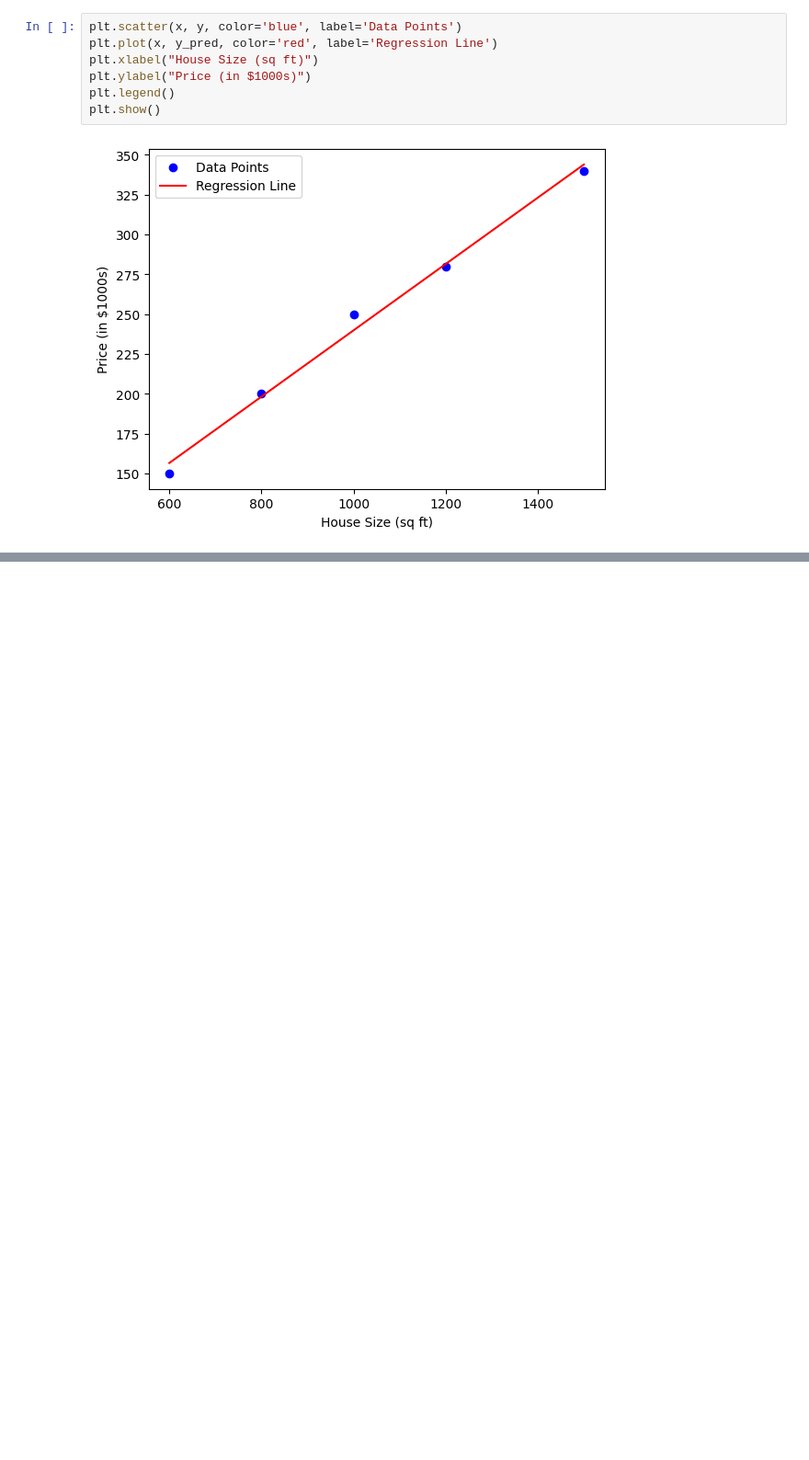
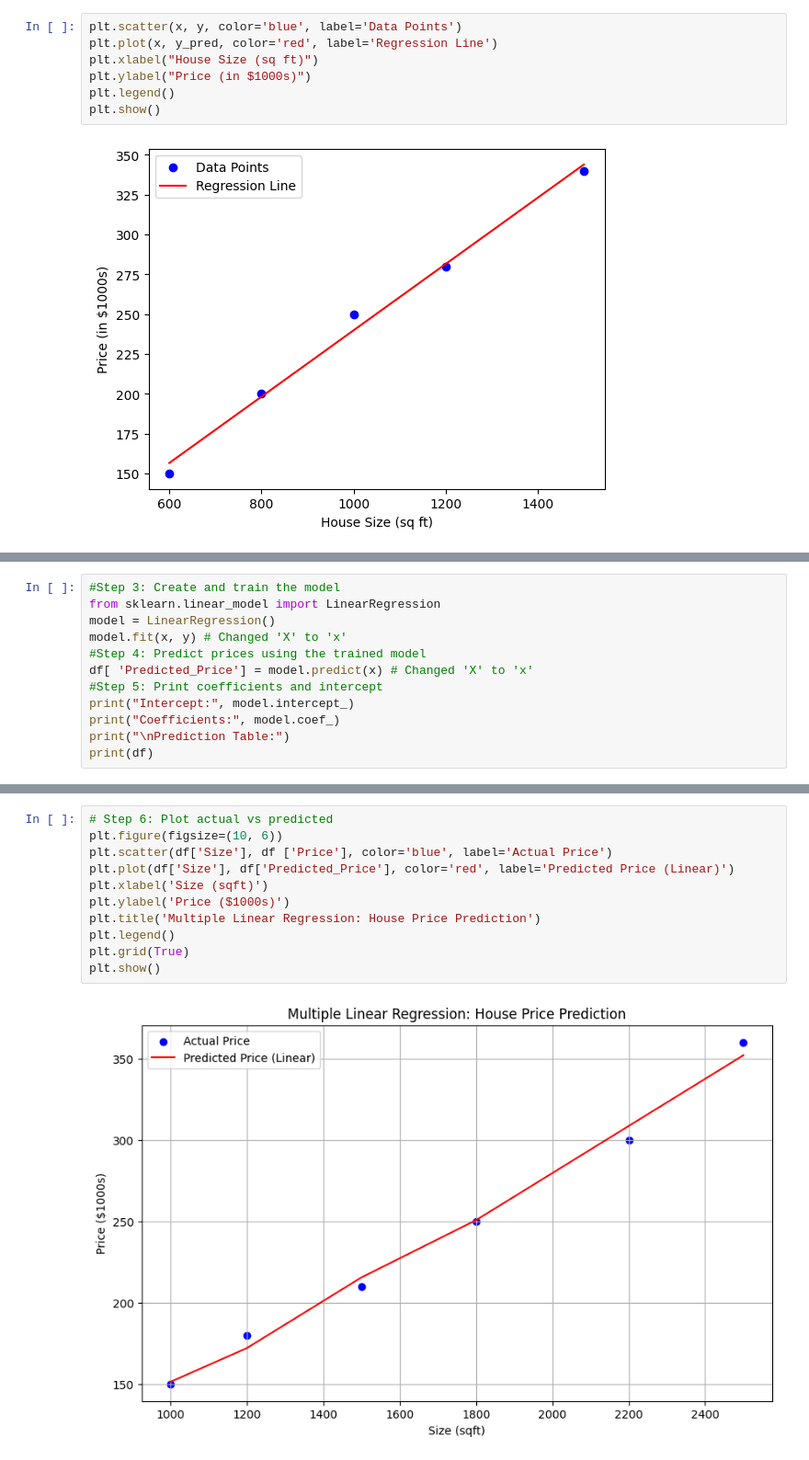
Before and after one commit to 2303a52506/P-S-2025, a Jupyter notebook: P&S_10.ipynb, the cells around one changed output, grey strips where cells are left out. Shown at 92% size. Cells and saved outputs as stored; diff of their text form; blank space fills up the shorter version.

```diff
--- a/P&S_10.ipynb
+++ b/P&S_10.ipynb
@@ -33,0 +59,12 @@ plt.show()
+# %%
+#Step 3: Create and train the model
+from sklearn.linear_model import LinearRegression
+model = LinearRegression()
+model.fit(x, y) # Changed 'X' to 'x'
+#Step 4: Predict prices using the trained model
+df[ 'Predicted_Price'] = model.predict(x) # Changed 'X' to 'x'
+#Step 5: Print coefficients and intercept
+print("Intercept:", model.intercept_)
+print("Coefficients:", model.coef_)
+print("\nPrediction Table:")
+print(df)
@@ -33,0 +83,13 @@ plt.show()
+# %%
+# Step 6: Plot actual vs predicted
+plt.figure(figsize=(10, 6))
+plt.scatter(df['Size'], df ['Price'], color='blue', label='Actual Price')
+plt.plot(df['Size'], df['Predicted_Price'], color='red', label='Predicted Price (Linear)')
+plt.xlabel('Size (sqft)')
+plt.ylabel('Price ($1000s)')
+plt.title('Multiple Linear Regression: House Price Prediction')
+plt.legend()
+plt.grid(True)
+plt.show()
+# %% [output]
+[figure, added]
```
Also changed, not shown: parts of 8 cells of this notebook.
